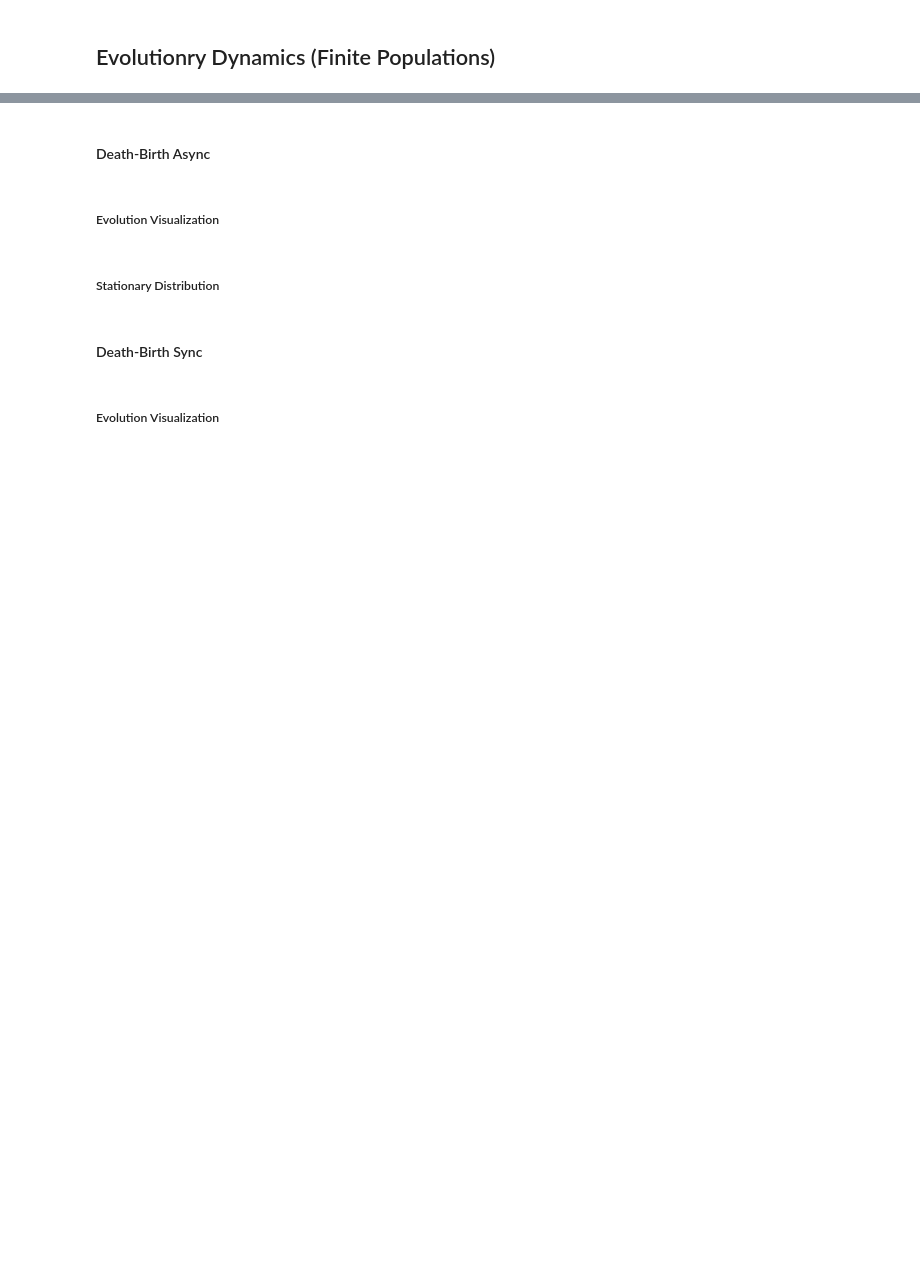
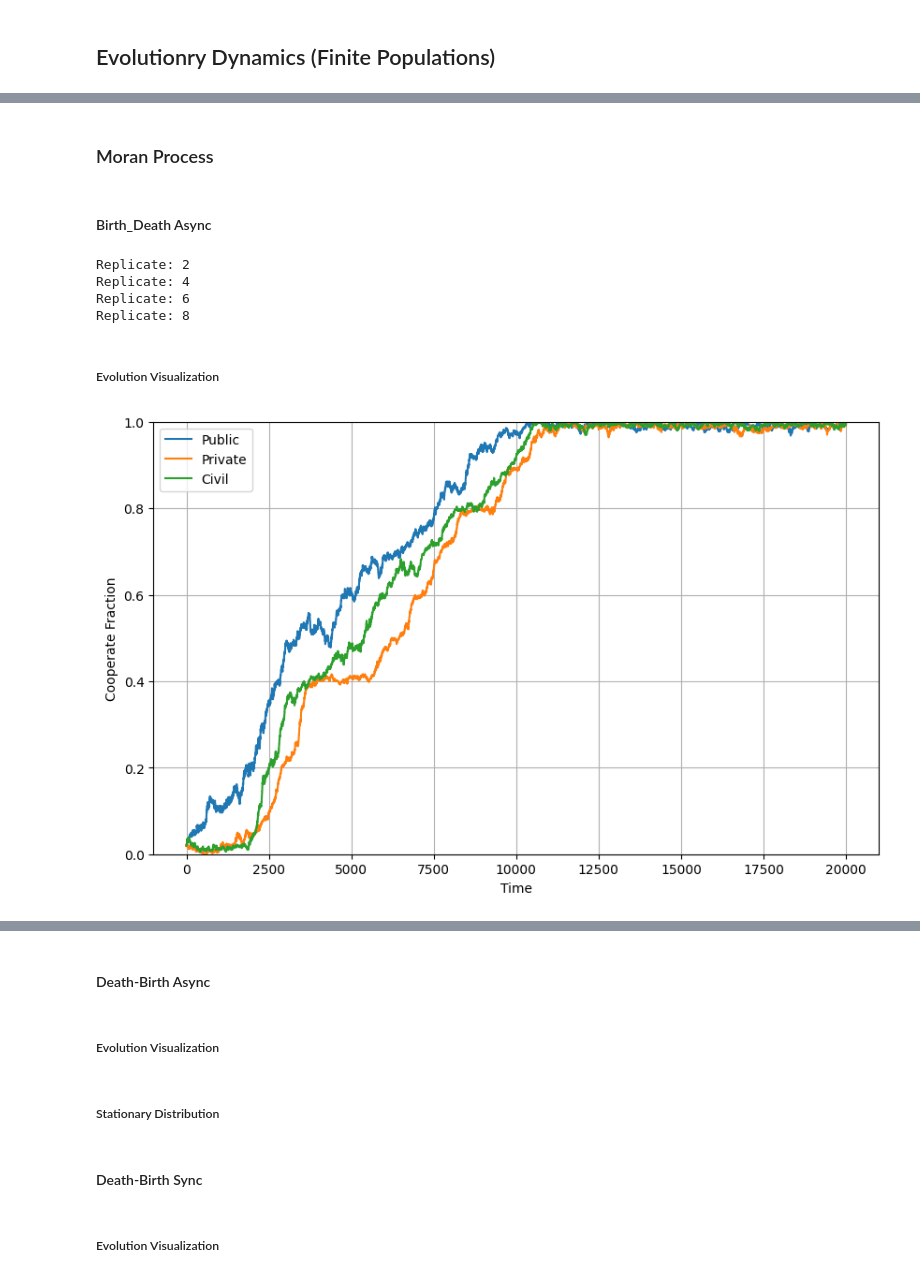
Before and after one commit to dalnakeb/Recommendation_Systems_Evolutionary_Dynamics, a Jupyter notebook: notebooks/rec_sys_evol_dyn.ipynb, the cells around one changed output, grey strips where cells are left out. Cells and saved outputs as stored; diff of their text form; code cells hidden in the pictures; blank space fills up the shorter version.

```diff
--- a/notebooks/rec_sys_evol_dyn.ipynb
+++ b/notebooks/rec_sys_evol_dyn.ipynb
@@ -102,0 +51,21 @@ game.visualize_stationary_dist(Ps_hist=Ps_hist[2], xlabel="Number of Cooperators
+# %% [markdown]
+### Moran Process
+# %% [markdown]
+#### Birth_Death Async
+# %%
+steps = 20000
+rep = 10
+
+mean_fractionss_hist, fractionss_hist, Ps_hist = game.moran_process(process = "bd", sync=False, reps=rep, steps=steps, beta=2.5, u=0.02, return_hist=True, print_rep_interval=rep//5)
+# %% [output]
+Replicate: 2
+Replicate: 4
+Replicate: 6
+Replicate: 8
+# %% [markdown]
+##### Evolution Visualization
+# %%
+action = 1
+game.plot_strategy_evol(mean_fractionss_hist, action=action, xlabel="Time", ylabel=f"{actions_names[action]} Fraction")
+# %% [output]
+[figure, added]
```
Also changed, not shown: parts of 49 cells of this notebook, 1 other file.
